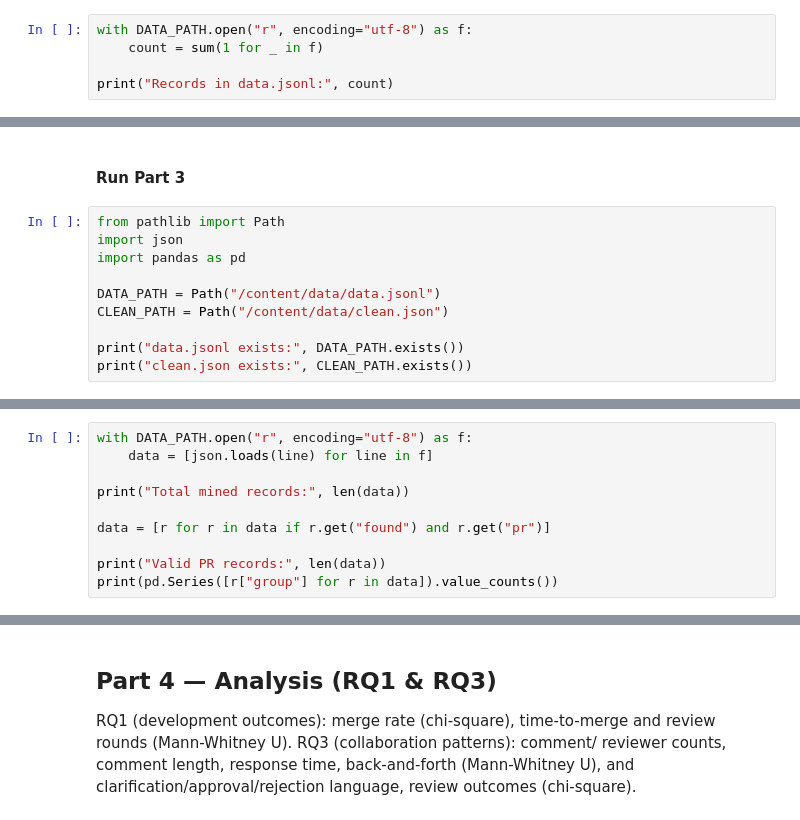
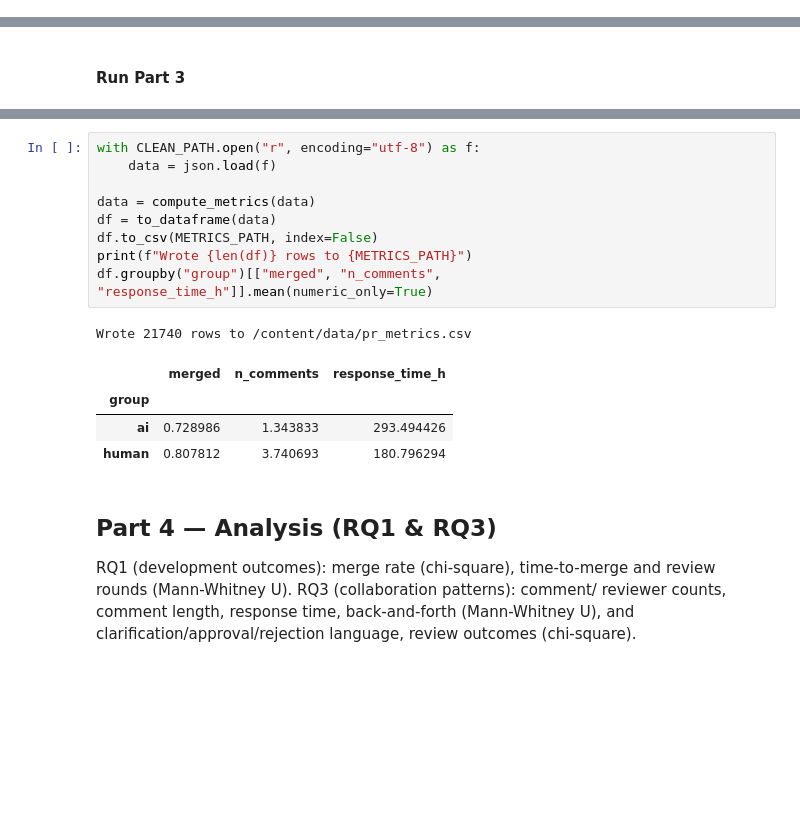
Before and after one commit to samanpython098/Replication_Project_LOG6307E, a Jupyter notebook: mining_pipeline_colab.ipynb, the cells around one changed output, grey strips where cells are left out. Drawn from its saved outputs; the diff is of its cells as text; blank space fills up the shorter version.

```diff
--- a/mining_pipeline_colab.ipynb
+++ b/mining_pipeline_colab.ipynb
@@ -868,5 +459,0 @@ True
-# %%
-with DATA_PATH.open("r", encoding="utf-8") as f:
-    count = sum(1 for _ in f)
-
-print("Records in data.jsonl:", count)
@@ -1003,13 +588,3 @@ def to_dataframe(data: list[dict]) -> pd.DataFrame:
     return pd.DataFrame(rows)
 # %% [markdown]
 #### Run Part 3
-# %%
-from pathlib import Path
-import json
-import pandas as pd
-
-DATA_PATH = Path("/content/data/data.jsonl")
-CLEAN_PATH = Path("/content/data/clean.json")
-
-print("data.jsonl exists:", DATA_PATH.exists())
-print("clean.json exists:", CLEAN_PATH.exists())
@@ -1019,10 +590,0 @@ clean.json exists: False
-# %%
-with DATA_PATH.open("r", encoding="utf-8") as f:
-    data = [json.loads(line) for line in f]
-
-print("Total mined records:", len(data))
-
-data = [r for r in data if r.get("found") and r.get("pr")]
-
-print("Valid PR records:", len(data))
-print(pd.Series([r["group"] for r in data]).value_counts())
@@ -1064,3 +591,18 @@ Name: count, dtype: int64
+# %%
+with CLEAN_PATH.open("r", encoding="utf-8") as f:
+    data = json.load(f)
+
+data = compute_metrics(data)
+df = to_dataframe(data)
+df.to_csv(METRICS_PATH, index=False)
+print(f"Wrote {len(df)} rows to {METRICS_PATH}")
+df.groupby("group")[["merged", "n_comments", "response_time_h"]].mean(numeric_only=True)
+# %% [output]
+Wrote 21740 rows to /content/data/pr_metrics.csv
+|  | merged | n_comments | response_time_h |
+| group |  |  |  |
+| ai | 0.728986 | 1.343833 | 293.494426 |
+| human | 0.807812 | 3.740693 | 180.796294 |
 # %% [markdown]
 ## Part 4 — Analysis (RQ1 & RQ3)
 
```
Also changed, not shown: parts of 43 cells of this notebook.
